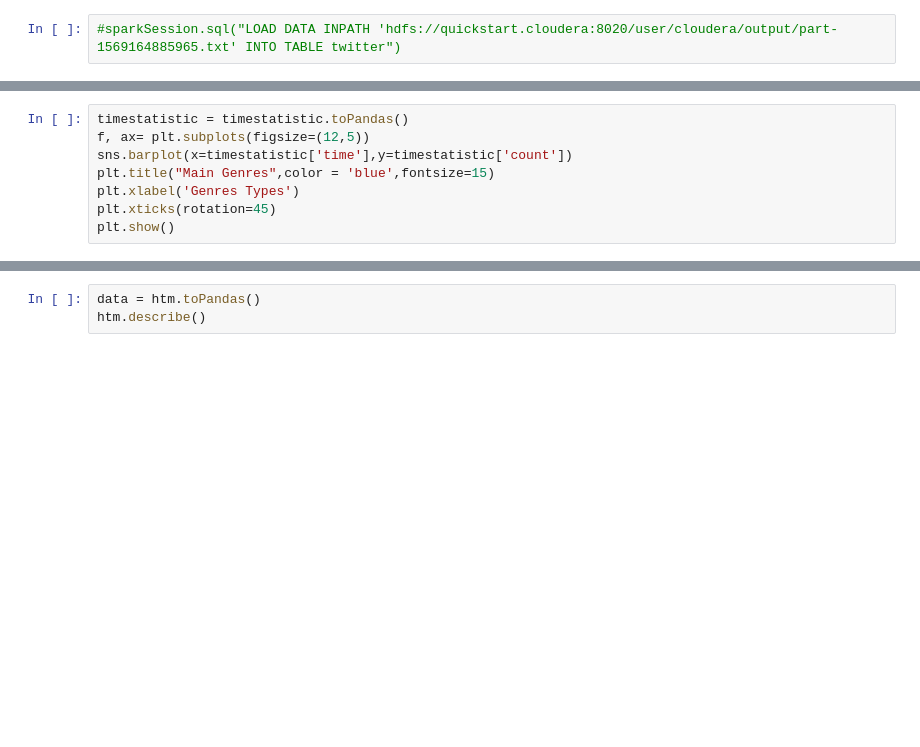
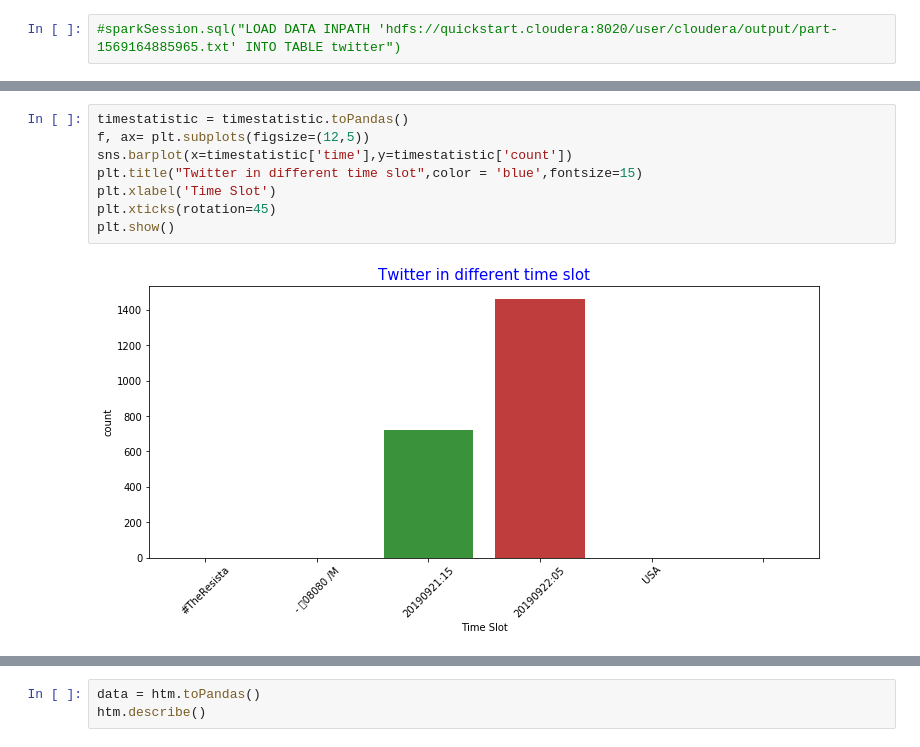
Before and after one commit to ShuhanSun/BDT-spark, a Jupyter notebook: spark_hive.ipynb, the cells around one changed output, grey strips where cells are left out. Drawn from its saved outputs; the diff is of its cells as text; blank space fills up the shorter version.

```diff
--- a/spark_hive.ipynb
+++ b/spark_hive.ipynb
@@ -83,11 +89,13 @@ It is possible the underlying files have been updated. You can explicitly invali
 # %%
 timestatistic = timestatistic.toPandas()
 f, ax= plt.subplots(figsize=(12,5))
 sns.barplot(x=timestatistic['time'],y=timestatistic['count'])
-plt.title("Main Genres",color = 'blue',fontsize=15)
-plt.xlabel('Genres Types')
+plt.title("Twitter in different time slot",color = 'blue',fontsize=15)
+plt.xlabel('Time Slot')
 plt.xticks(rotation=45)
 plt.show()
+# %% [output]
+[figure, added]
 # %%
 htm = sparkSession.sql("select * from averageword limit 20")
 htm.show()
```
Also changed, not shown: parts of 4 cells of this notebook.
